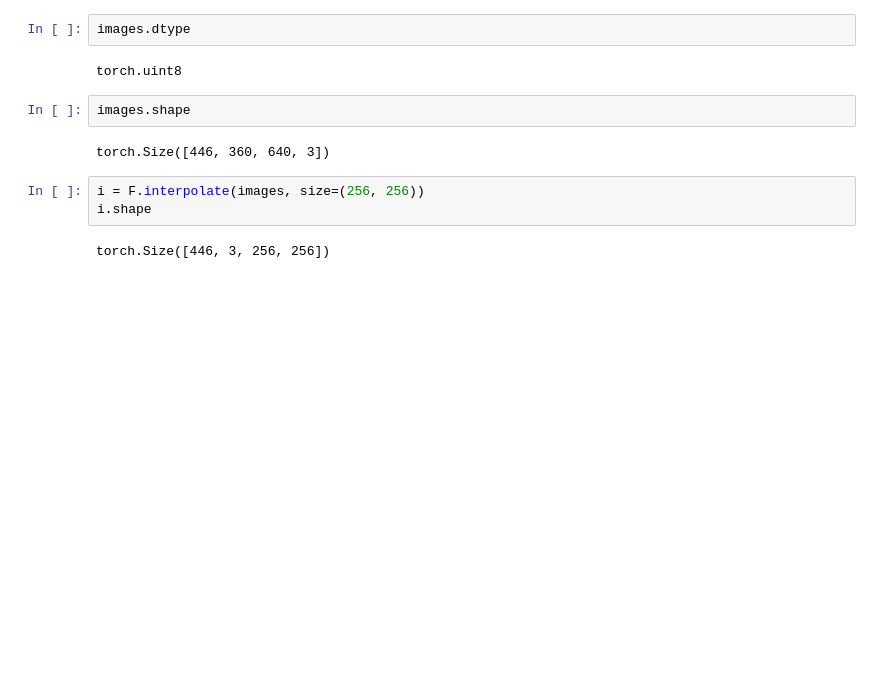
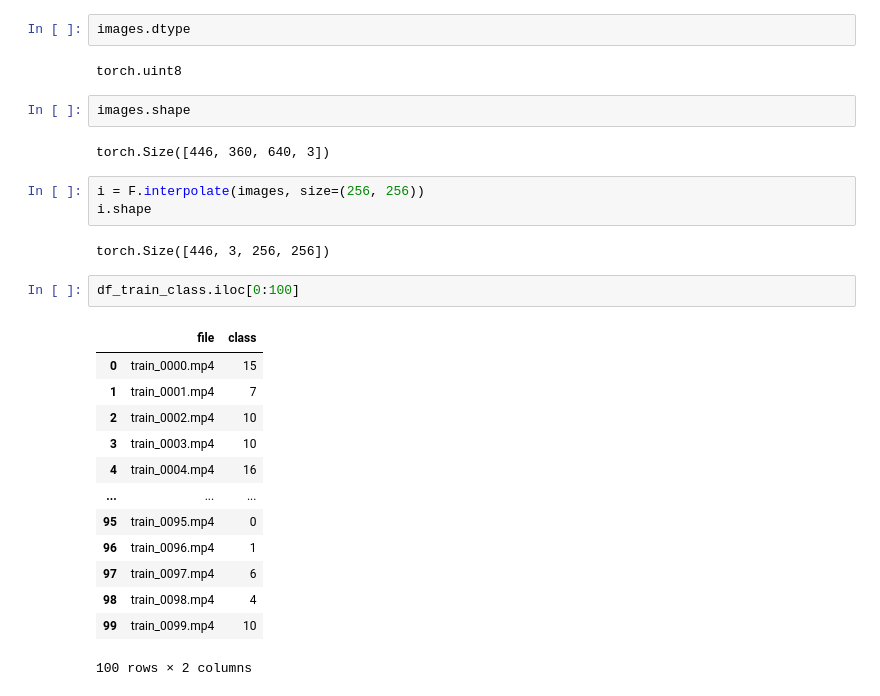
Before and after one commit to shuhei1110/signate-dance, a Jupyter notebook: EDA.ipynb, the cells around one changed output. Cells and saved outputs as stored; diff of their text form; blank space fills up the shorter version.

```diff
--- a/EDA.ipynb
+++ b/EDA.ipynb
@@ -104,3 +104,19 @@ i = F.interpolate(images, size=(256, 256))
 i.shape
 # %% [output]
 torch.Size([446, 3, 256, 256])
+# %%
+df_train_class.iloc[0:100]
+# %% [output]
+|  | file | class |
+| 0 | train_0000.mp4 | 15 |
+| 1 | train_0001.mp4 | 7 |
+| 2 | train_0002.mp4 | 10 |
+| 3 | train_0003.mp4 | 10 |
+| 4 | train_0004.mp4 | 16 |
+| ... | ... | ... |
+| 95 | train_0095.mp4 | 0 |
+| 96 | train_0096.mp4 | 1 |
+| 97 | train_0097.mp4 | 6 |
+| 98 | train_0098.mp4 | 4 |
+| 99 | train_0099.mp4 | 10 |
+100 rows × 2 columns
```
Also changed, not shown: 1 other file.
